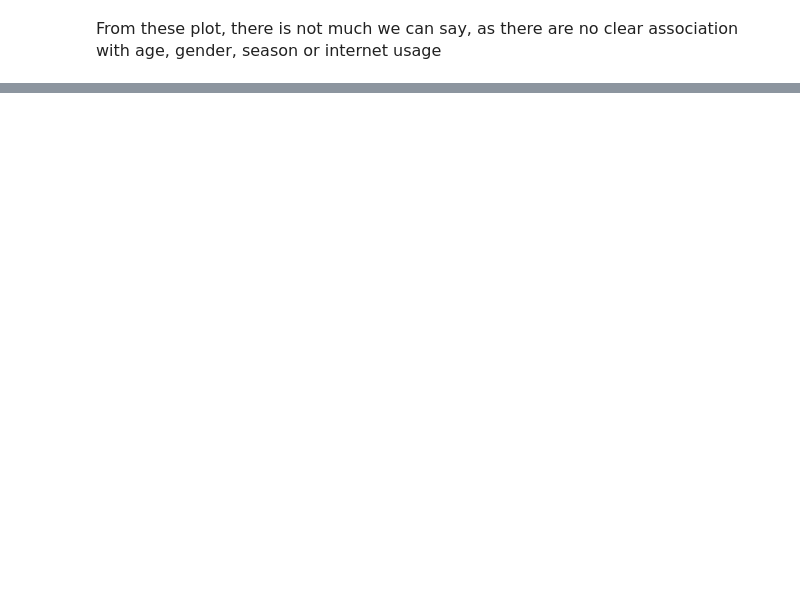
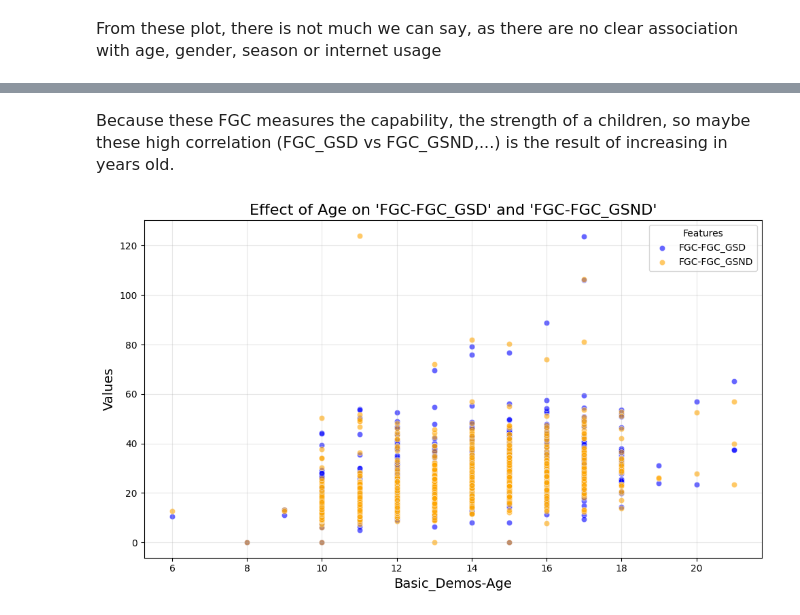
Before and after one commit to hoangminhphuc/ML-Project-Kaggle, a Jupyter notebook: child-mind-institute-eda.ipynb, the cells around one changed output, grey strips where cells are left out. Saved outputs shown, nothing was run; the diff lists cells and outputs as text; code cells hidden in the pictures; blank space fills up the shorter version.

```diff
--- a/child-mind-institute-eda.ipynb
+++ b/child-mind-institute-eda.ipynb
@@ -662,0 +731,24 @@ plt.show()
+# %% [markdown]
+<div style="line-height:24px; font-size:16px">
+      Because these FGC measures the capability, the strength of a children, so maybe these high correlation (FGC_GSD vs FGC_GSND,...) is the result of increasing in years old.
+</div>
+# %%
+plt.figure(figsize=(10, 6))
+
+# Plot for 'FGC-FGC_GSD' vs. 'Basic_Demos-Age'
+sns.scatterplot(data=train, x='Basic_Demos-Age', y='FGC-FGC_GSD', label='FGC-FGC_GSD', color='blue', alpha=0.6)
+
+# Plot for 'FGC-FGC_GSND' vs. 'Basic_Demos-Age'
+sns.scatterplot(data=train, x='Basic_Demos-Age', y='FGC-FGC_GSND', label='FGC-FGC_GSND', color='orange', alpha=0.6)
+
+# Customize the plot
+plt.title("Effect of Age on 'FGC-FGC_GSD' and 'FGC-FGC_GSND'", fontsize=16)
+plt.xlabel('Basic_Demos-Age', fontsize=14)
+plt.ylabel('Values', fontsize=14)
+plt.legend(title='Features')
+plt.grid(alpha=0.3)
+plt.tight_layout()
+
+plt.show()
+# %% [output]
+[figure, added]
```
Also changed, not shown: parts of 7 cells of this notebook.
